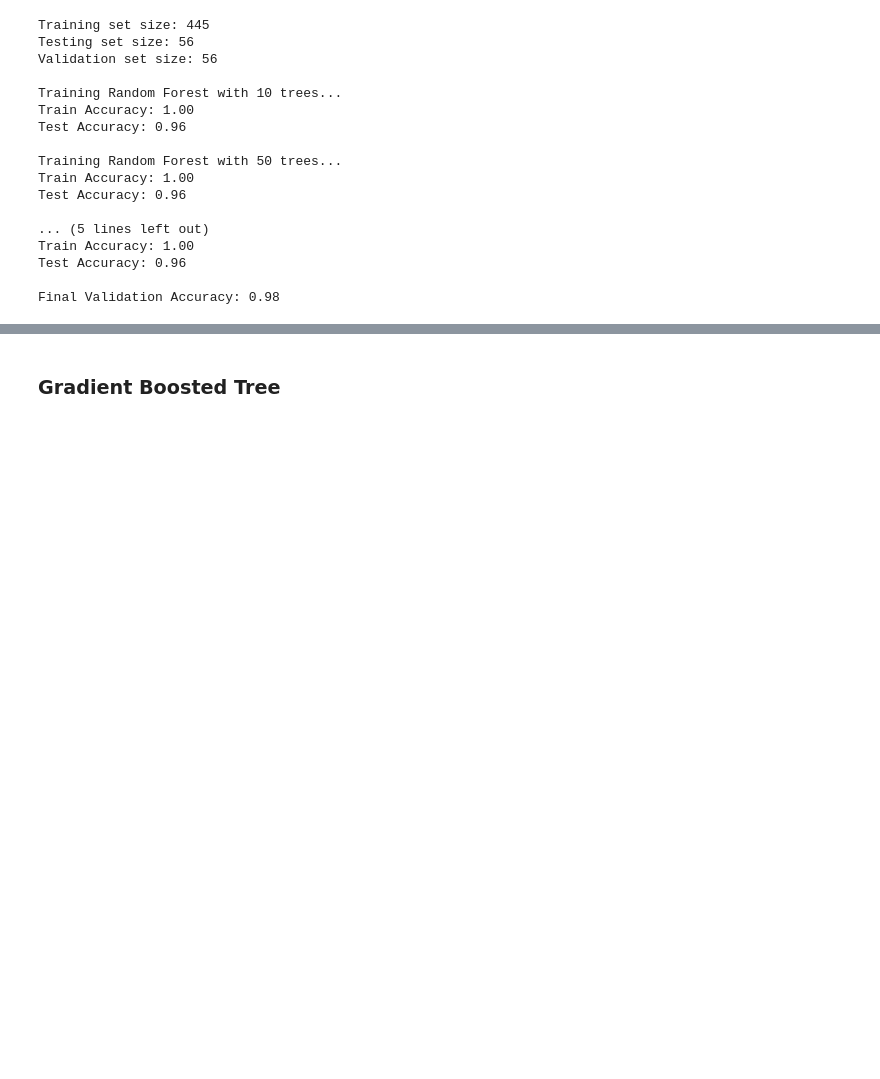
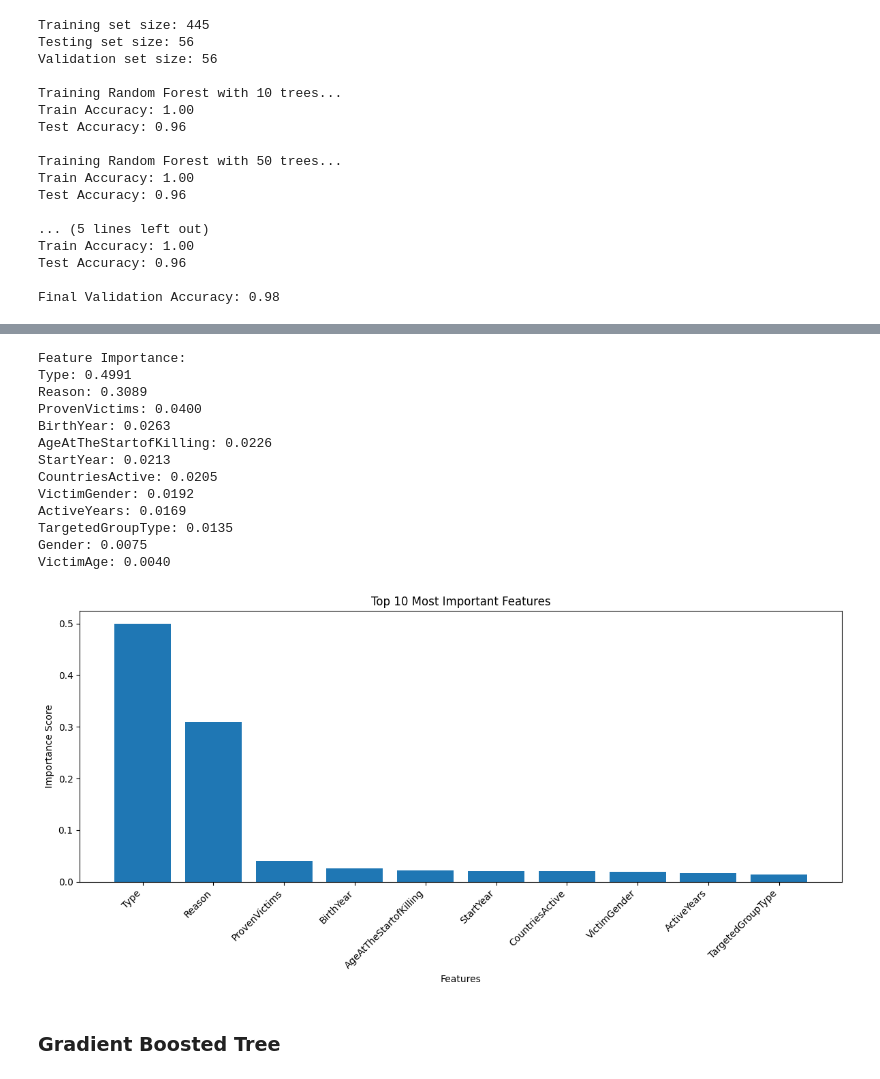
Before and after one commit to Bautist1000/MAL_FH, a Jupyter notebook: Final Assignment.ipynb, the cells around one changed output, grey strips where cells are left out. Cells and saved outputs as stored; diff of their text form; code cells hidden in the pictures; blank space fills up the shorter version.

```diff
--- a/Final Assignment.ipynb
+++ b/Final Assignment.ipynb
@@ -823,3 +865,46 @@ Final Validation Accuracy: 0.98
+# %%
+# Get feature importance
+feature_importance = pd.DataFrame({
+    'feature': X_train.columns,
+    'importance': best_rf.feature_importances_
+})
+
+# Sort by importance
+feature_importance = feature_importance.sort_values('importance', ascending=False)
+
+# Calculate and display feature importance percentages
+total_importance = feature_importance['importance'].sum()
+feature_importance['importance_percentage'] = feature_importance['importance'] / total_importance
+
+# Print feature importance
+print("Feature Importance:")
+for idx, row in feature_importance.iterrows():
+    print(f"{row['feature']}: {row['importance_percentage']:.4f}")
+
+# Visualize top 10 features
+plt.figure(figsize=(12, 6))
+plt.bar(feature_importance['feature'][:10], feature_importance['importance_percentage'][:10])
+plt.xticks(rotation=45, ha='right')
+plt.title('Top 10 Most Important Features')
+plt.xlabel('Features')
+plt.ylabel('Importance Score')
+plt.tight_layout()
+plt.show()
+# %% [output]
+Feature Importance:
+Type: 0.4991
+Reason: 0.3089
+ProvenVictims: 0.0400
+BirthYear: 0.0263
+AgeAtTheStartofKilling: 0.0226
+StartYear: 0.0213
+CountriesActive: 0.0205
+VictimGender: 0.0192
+ActiveYears: 0.0169
+TargetedGroupType: 0.0135
+Gender: 0.0075
+VictimAge: 0.0040
+[figure, added]
 # %% [markdown]
 ### Gradient Boosted Tree
 # %%
```
Also changed, not shown: parts of 12 cells of this notebook.
